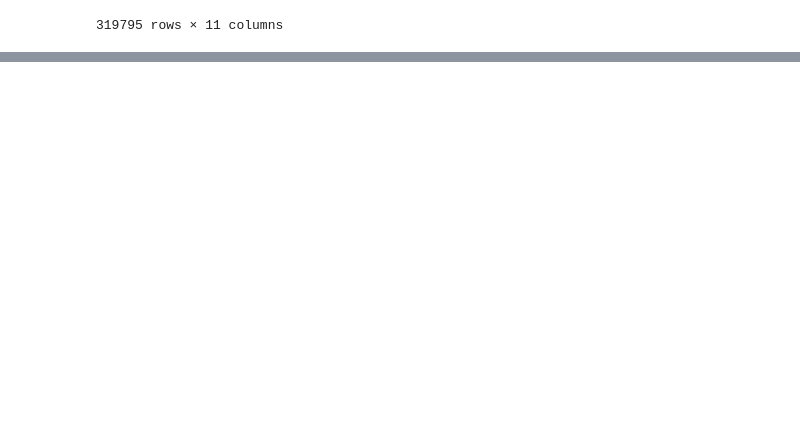
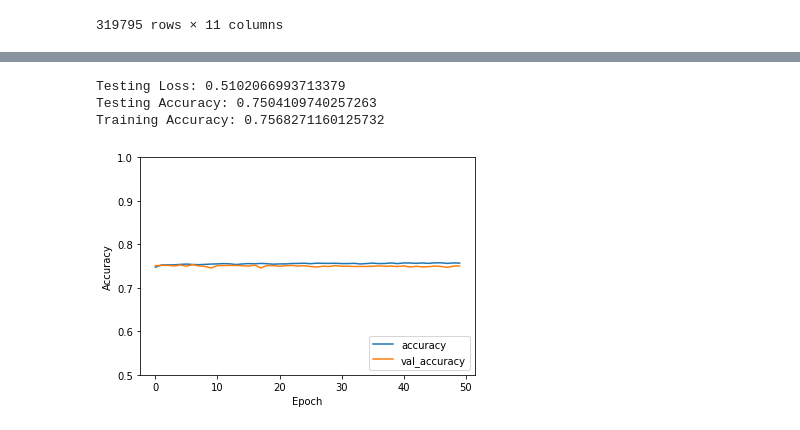
Before and after one commit to brip/SC22-BatchB-shimmering-pythons, a Jupyter notebook: clean_data-truncated.ipynb, the cells around one changed output, grey strips where cells are left out. Drawn from its saved outputs; the diff is of its cells as text; code cells hidden in the pictures; blank space fills up the shorter version.

Commit message:
model training

```diff
--- a/clean_data-truncated.ipynb
+++ b/clean_data-truncated.ipynb
@@ -175,0 +261,6 @@ grid.best_estimators_
+# %%
+model_rf = RandomForestClassifier(n_estimators = 200, min_samples_split = 5, min_samples_leaf = 4,
+                                  max_features = 'auto', max_depth = 10, bootstrap = True)
+model_rf.fit(X_train, y_train)
+y_preds = model_rf.predict(X_test)
+accuracy_score(y_test, y_preds)
@@ -175,0 +272,18 @@ grid.best_estimators_
+# %%
+# Plotting learning curves
+def plot_accuracy(model, history):
+    plt.plot(history.history['accuracy'], label='accuracy')
+    plt.plot(history.history['val_accuracy'], label = 'val_accuracy')
+    plt.xlabel('Epoch')
+    plt.ylabel('Accuracy')
+    plt.ylim([0.5, 1])
+    plt.legend(loc='lower right')
+# %%
+model = Sequential()
+model.add(Dense(512, input_shape=(X_train.shape[1],), activation='relu'))
+model.add(Dense(256, activation='relu'))
+model.add(Dense(128, activation='relu'))
+model.add(Dense(64, activation='relu'))
+model.add(Dense(32, activation='relu'))
+model.add(Dense(1, activation='sigmoid'))
+model.summary()
@@ -175,0 +308,3 @@ grid.best_estimators_
+# %%
+model.compile(loss='binary_crossentropy', optimizer='adam', metrics=['accuracy'])
+history = model.fit(X_train, y_train, epochs=50, validation_data=(X_test, y_test))
@@ -175,0 +329,10 @@ grid.best_estimators_
+# %%
+test_loss, test_acc = model.evaluate(X_test,  y_test, verbose = 0)
+training_acc = history.history['accuracy'][-1]
+print('Testing Loss: {}\nTesting Accuracy: {}\nTraining Accuracy: {}'.format(test_loss, test_acc, training_acc))
+plot_accuracy(model, history)
+# %% [output]
+Testing Loss: 0.5102066993713379
+Testing Accuracy: 0.7504109740257263
+Training Accuracy: 0.7568271160125732
+[figure, added]
```
Also changed, not shown: parts of 14 cells of this notebook.
